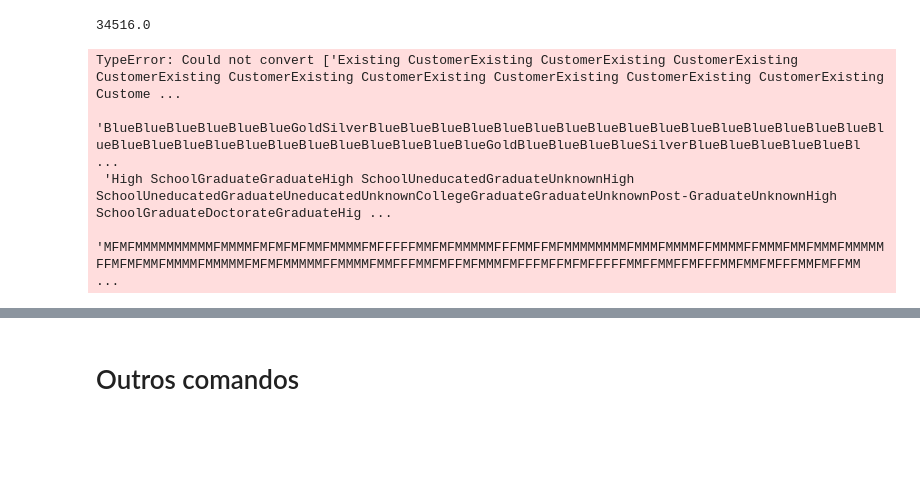
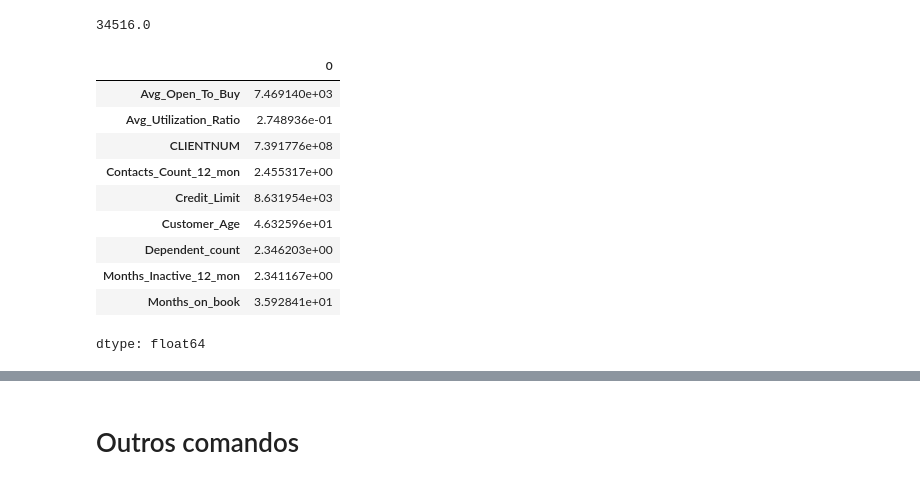
Before and after one commit to izzyasi/Churn-Analise-exploratoria, a Jupyter notebook: Isabelly_Aprendizado_de_Máquina_Churn_Análise_exploratória.ipynb, the cells around one changed output, grey strips where cells are left out. Drawn from its saved outputs; the diff is of its cells as text; code cells hidden in the pictures; blank space fills up the shorter version.

```diff
--- a/Isabelly_Aprendizado_de_Máquina_Churn_Análise_exploratória.ipynb
+++ b/Isabelly_Aprendizado_de_Máquina_Churn_Análise_exploratória.ipynb
@@ -429,11 +440,18 @@ df_menor['Credit_Limit'].max()
 34516.0
 # %%
 # Média de todas as colunas numericas
-df_menor.mean()
+df_menor.mean(numeric_only=True)
 # %% [output]
+|  | 0 |
+| Avg_Open_To_Buy | 7.469140e+03 |
+| Avg_Utilization_Ratio | 2.748936e-01 |
+| CLIENTNUM | 7.391776e+08 |
+| Contacts_Count_12_mon | 2.455317e+00 |
+| Credit_Limit | 8.631954e+03 |
+| Customer_Age | 4.632596e+01 |
+| Dependent_count | 2.346203e+00 |
+| Months_Inactive_12_mon | 2.341167e+00 |
+| Months_on_book | 3.592841e+01 |
-TypeError: Could not convert ['Existing CustomerExisting CustomerExisting CustomerExisting CustomerExisting CustomerExisting CustomerExisting CustomerExisting CustomerExisting CustomerExisting Custome ...
- 'BlueBlueBlueBlueBlueBlueGoldSilverBlueBlueBlueBlueBlueBlueBlueBlueBlueBlueBlueBlueBlueBlueBlueBlueBlueBlueBlueBlueBlueBlueBlueBlueBlueBlueBlueBlueBlueGoldBlueBlueBlueBlueSilverBlueBlueBlueBlueBlueBl ...
- 'High SchoolGraduateGraduateHigh SchoolUneducatedGraduateUnknownHigh SchoolUneducatedGraduateUneducatedUnknownCollegeGraduateGraduateUnknownPost-GraduateUnknownHigh SchoolGraduateDoctorateGraduateHig ...
- 'MFMFMMMMMMMMMMFMMMMFMFMFMFMMFMMMMFMFFFFFMMFMFMMMMMFFFMMFFMFMMMMMMMMFMMMFMMMMFFMMMMFFMMMFMMFMMMFMMMMMFFMFMFMMFMMMMFMMMMMFMFMFMMMMMFFMMMMFMMFFFMMFMFFMFMMMFMFFFMFFMFMFFFFFMMFFMMFFMFFFMMFMMFMFFFMMFMFFMM ...
+dtype: float64
 # %%
 # Médiana de todas as colunas numericas
```
Also changed, not shown: parts of 22 cells of this notebook.
